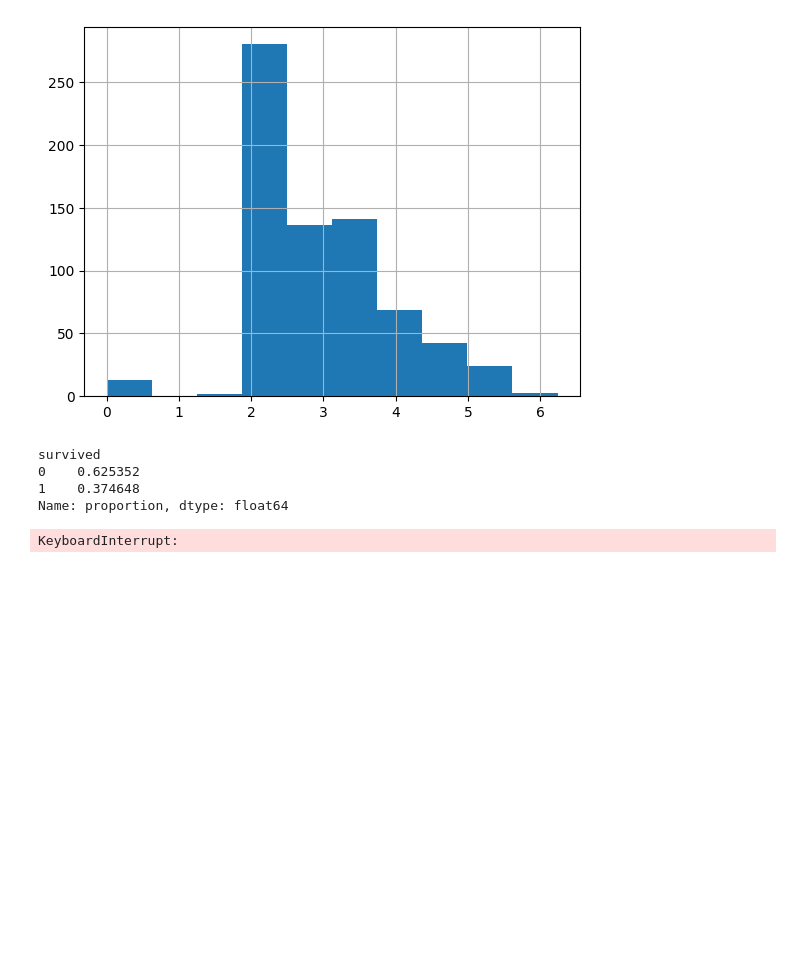
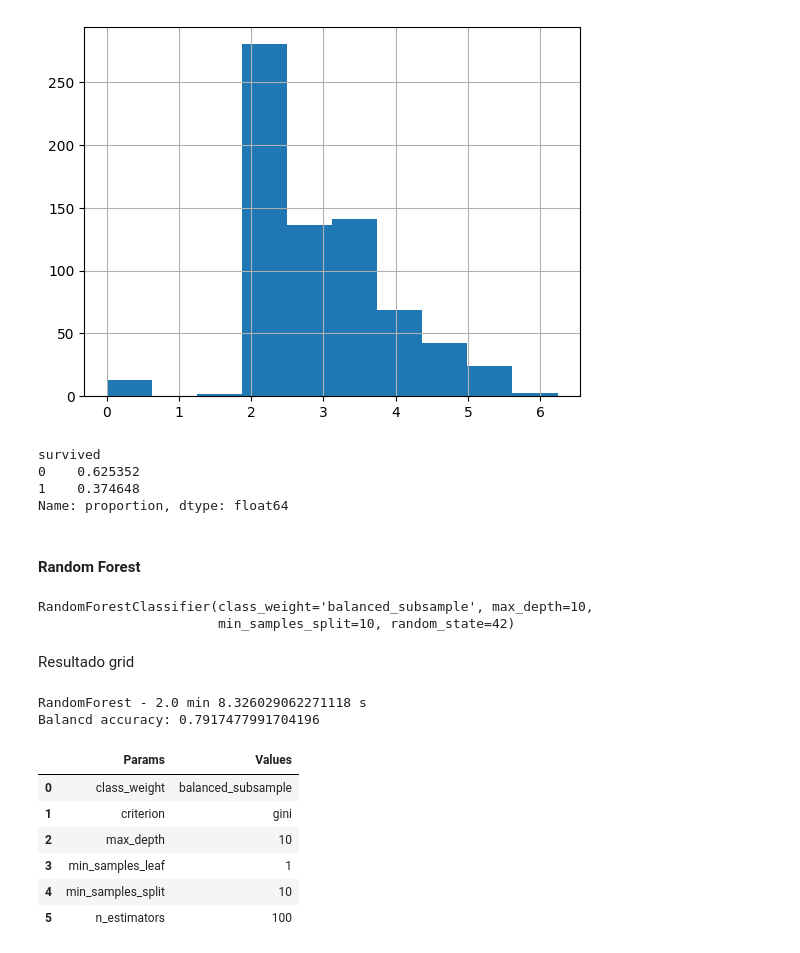
Before and after one commit to vrieraj/ONLINE_DS_THEBRIDGE_Ejercicios, a Jupyter notebook: 05_Deep_Learning/Sprint_15/Unidad_01/Practica_Obligatoria/18_Practica_Obligatoria_Introduccion_Deep_Learning.ipynb, the cells around one changed output. Drawn from its saved outputs; the diff is of its cells as text; code cells hidden in the pictures; blank space fills up the shorter version.

```diff
--- a/05_Deep_Learning/Sprint_15/Unidad_01/Practica_Obligatoria/18_Practica_Obligatoria_Introduccion_Deep_Learning.ipynb
+++ b/05_Deep_Learning/Sprint_15/Unidad_01/Practica_Obligatoria/18_Practica_Obligatoria_Introduccion_Deep_Learning.ipynb
@@ -166,6 +166,8 @@ survived
 0    0.625352
 1    0.374648
 Name: proportion, dtype: float64
+# %% [markdown]
+#### Random Forest
 # %%
 rforest = RandomForestClassifier(random_state=42)
 params = {
@@ -177,12 +179,31 @@ params = {
     'criterion': ['gini', 'entropy', 'log_loss']
 }
 
-rforest_grid = GridSearchCV(estimator=rforest, param_grid=params, cv=5, scoring='balanced_accuracy')
+rforest_grid = GridSearchCV(estimator=rforest, param_grid=params, cv=5, scoring='balanced_accuracy', n_jobs=-1)
 
 start = time.time()
 rforest_grid.fit(X_train, y_train)
 end = time.time()
 
-rforest_time = end - start
+grid_time = end - start
+rforest_grid.best_estimator_
 # %% [output]
-KeyboardInterrupt:
+RandomForestClassifier(class_weight='balanced_subsample', max_depth=10,
+                       min_samples_split=10, random_state=42)
+# %% [markdown]
+Resultado grid
+# %%
+grid = rforest_grid
+print(f'RandomForest - {grid_time // 60} min {grid_time % 60} s')
+print(f'Balancd accuracy: {grid.best_score_}')
+pd.DataFrame({'Params':grid.best_params_.keys(), 'Values':grid.best_params_.values()})
+# %% [output]
+RandomForest - 2.0 min 8.326029062271118 s
+Balancd accuracy: 0.7917477991704196
+|  | Params | Values |
+| 0 | class_weight | balanced_subsample |
+| 1 | criterion | gini |
+| 2 | max_depth | 10 |
+| 3 | min_samples_leaf | 1 |
+| 4 | min_samples_split | 10 |
+| 5 | n_estimators | 100 |
```
Also changed, not shown: parts of 9 cells of this notebook.
